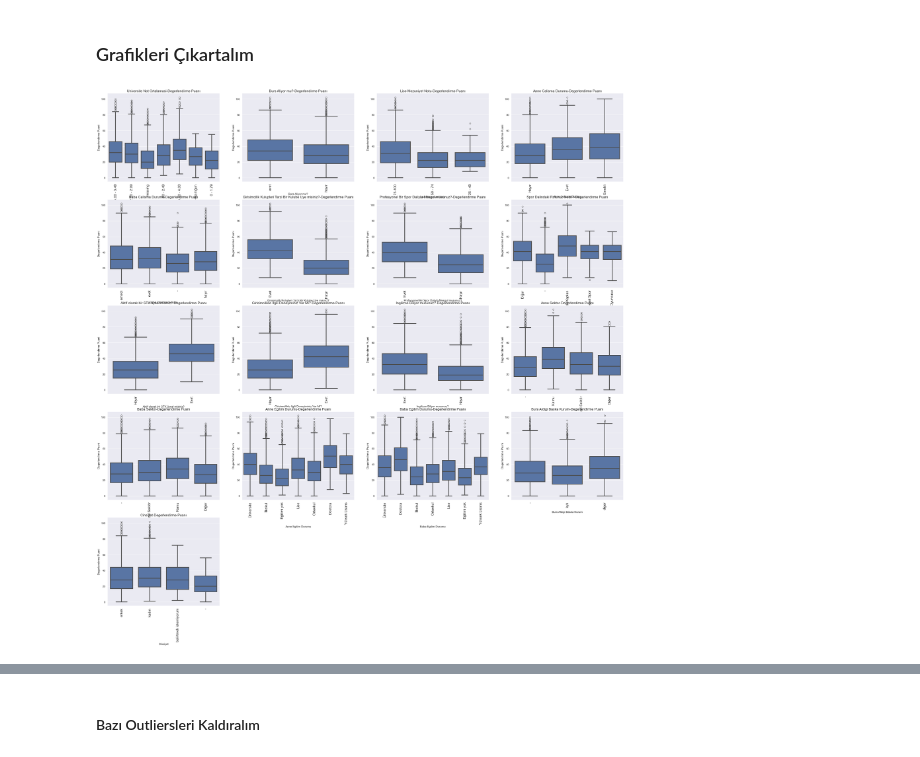
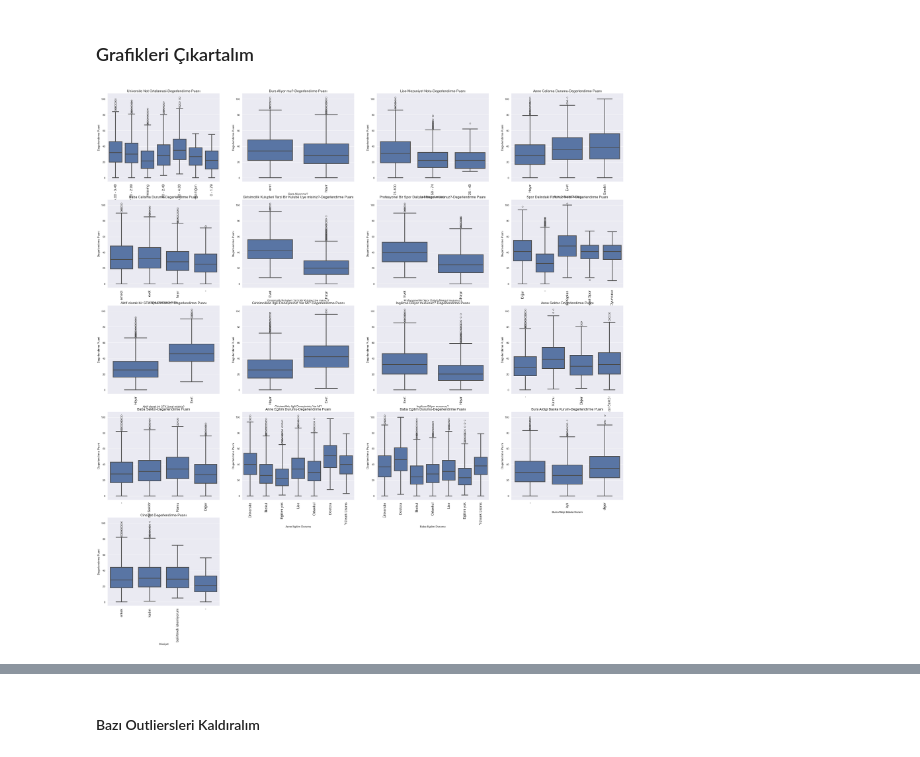
Before and after one commit to yasinkurtulus/Datathon24, a Jupyter notebook: Datathon_BTK.ipynb, the cells around one changed output, grey strips where cells are left out. Cells and saved outputs as stored; diff of their text form; code cells hidden in the pictures.

Commit message:
Null valueler düzenlendi,Yas kolonu olusturuldu

```diff
--- a/Datathon_BTK.ipynb
+++ b/Datathon_BTK.ipynb
@@ -963,0 +1117,5 @@ Name: count, dtype: int64
+# %%
+values_to_drop=[1964, 1918, 16, 14, 31, 45, 29, 30, 28, 27, 17, 44, 26]
+indexes_to_drop = train[train['Yas'].isin(values_to_drop)].index
+
+train = train.drop(indexes_to_drop)
@@ -963,0 +1128,16 @@ Name: count, dtype: int64
+# %%
+# 300 civarı null değer olduğu için null değerleri dropladım
+train=train.dropna(subset=['Baska Bir Kurumdan Burs Aliyor mu?'])
+train=train.dropna(subset=['Anne Egitim Durumu'])
+train=train.dropna(subset=['Baba Egitim Durumu'])
+train=train.dropna(subset=['Universite Kacinci Sinif'])
+train=train.dropna(subset=['Profesyonel Bir Spor Daliyla Mesgul musunuz?'])
+# %%
+# null degeri fazla en fazla değer ile dolduralım
+train["Anne Calisma Durumu"]=train["Anne Calisma Durumu"].fillna("Hayır")
+train['Lise Mezuniyet Notu'] = train['Lise Mezuniyet Notu'].fillna("75-100")
+train["Girisimcilik Kulupleri Tarzi Bir Kulube Uye misiniz?"]=train["Girisimcilik Kulupleri Tarzi Bir Kulube Uye misiniz?"].fillna("Hayır")
+train["Ingilizce Biliyor musunuz?"]=train["Ingilizce Biliyor musunuz?"].fillna("Evet")
+# %%
+# test datasında null değerler - ile belirtilmis
+train["Spor Dalindaki Rolunuz Nedir?"]=train["Spor Dalindaki Rolunuz Nedir?"].fillna("-")
@@ -966,11 +1193,11 @@ Name: count, dtype: int64
 # %%
 plt.figure(figsize=(40,40))
 k=1
 for i in box_plot_columns:
     ax=plt.subplot(5,4,k)
     k+=1
-    ax=sns.boxplot(data=train_df,x=i,y="Degerlendirme Puani",linewidth=3)
+    ax=sns.boxplot(data=train,x=i,y="Degerlendirme Puani",linewidth=3)
     plt.title(f"{i}-Degerlendirme Puanı",fontsize=15)
     plt.xticks(rotation=90,fontsize=15);
 # %% [output]
-[figure, old version]
+[figure, new version]
```
Also changed, not shown: parts of 123 cells of this notebook, 1 other file.
